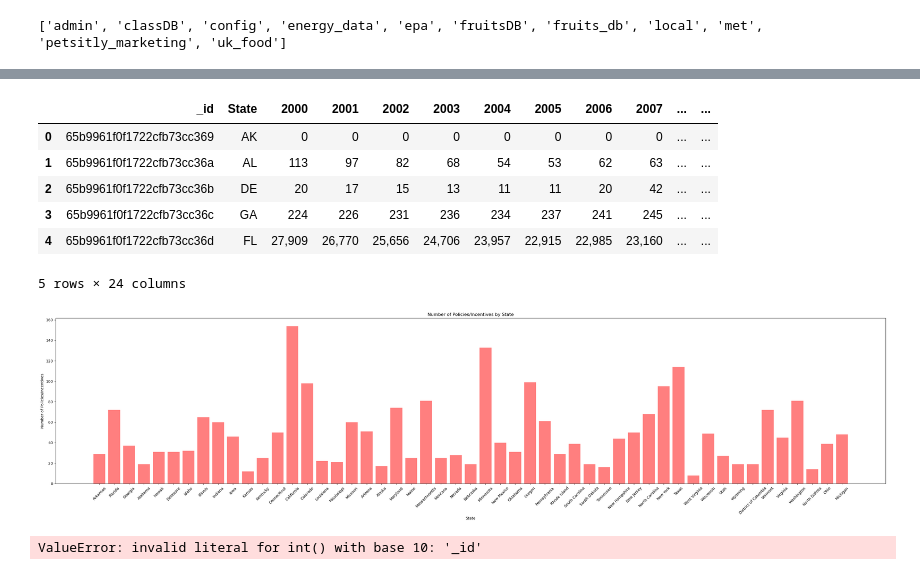
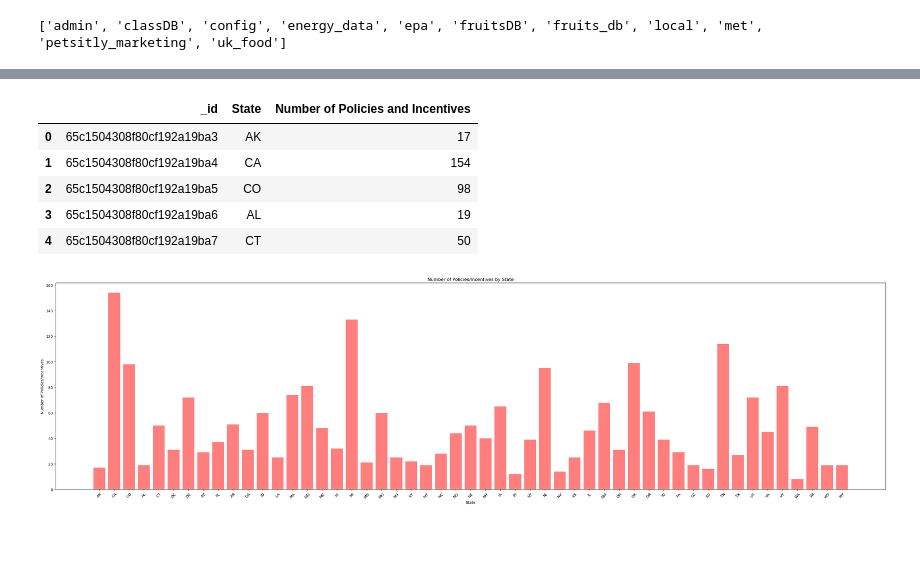
Before and after one commit to datairene/Energy, a Jupyter notebook: ISpolicy_states.ipynb, the cells around one changed output, grey strips where cells are left out. Cells and saved outputs as stored; diff of their text form; code cells hidden in the pictures; blank space fills up the shorter version.

```diff
--- a/ISpolicy_states.ipynb
+++ b/ISpolicy_states.ipynb
@@ -41,30 +45,27 @@ hydropower_df = pd.DataFrame([r for r in db['hydropower'].find()])
 solar_df = pd.DataFrame([r for r in db['solar'].find()])
 # %%
 # check that each df looks okay
-solar_df.head()
+policies_df.head()
 # %% [output]
-|  | _id | State | 2000 | 2001 | 2002 | 2003 | 2004 | 2005 | 2006 | 2007 | ... | ... |
-| 0 | 65b9961f0f1722cfb73cc369 | AK | 0 | 0 | 0 | 0 | 0 | 0 | 0 | 0 | ... | ... |
-| 1 | 65b9961f0f1722cfb73cc36a | AL | 113 | 97 | 82 | 68 | 54 | 53 | 62 | 63 | ... | ... |
-| 2 | 65b9961f0f1722cfb73cc36b | DE | 20 | 17 | 15 | 13 | 11 | 11 | 20 | 42 | ... | ... |
-| 3 | 65b9961f0f1722cfb73cc36c | GA | 224 | 226 | 231 | 236 | 234 | 237 | 241 | 245 | ... | ... |
-| 4 | 65b9961f0f1722cfb73cc36d | FL | 27,909 | 26,770 | 25,656 | 24,706 | 23,957 | 22,915 | 22,985 | 23,160 | ... | ... |
+|  | _id | State | Number of Policies and Incentives |
+| 0 | 65c1504308f80cf192a19ba3 | AK | 17 |
+| 1 | 65c1504308f80cf192a19ba4 | CA | 154 |
+| 2 | 65c1504308f80cf192a19ba5 | CO | 98 |
+| 3 | 65c1504308f80cf192a19ba6 | AL | 19 |
+| 4 | 65c1504308f80cf192a19ba7 | CT | 50 |
-5 rows × 24 columns
 # %%
 x_axis = np.arange(len(policies_df))
 tick_locations = [value for value in x_axis]
 # %%
-plt.figure(figsize=(40, 8))
+plt.figure(figsize=(40, 10))
 plt.bar(x_axis, policies_df["Number of Policies and Incentives"], color='r', alpha=0.5, align="center")
 plt.xticks(tick_locations, policies_df["State"], rotation=45)
 plt.xlabel('State')
 plt.ylabel('Number of Policies/Incentives')
 plt.title('Number of Policies/Incentives by State')
 
 plt.show()
 # %% [output]
-[figure, old version]
+[figure, new version]
 # %%
-biomass_df.columns = biomass_df.columns.astype(int)
+# biomass_df.columns = biomass_df.columns.astype(int)
-# %% [output]
-ValueError: invalid literal for int() with base 10: '_id'
```
Also changed, not shown: parts of 22 cells of this notebook.
